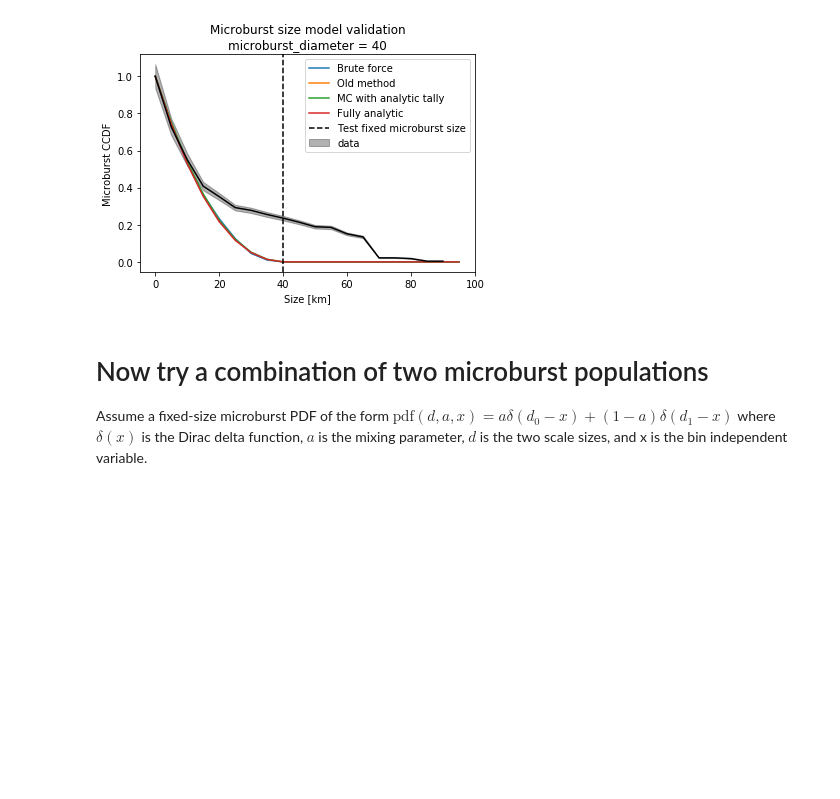
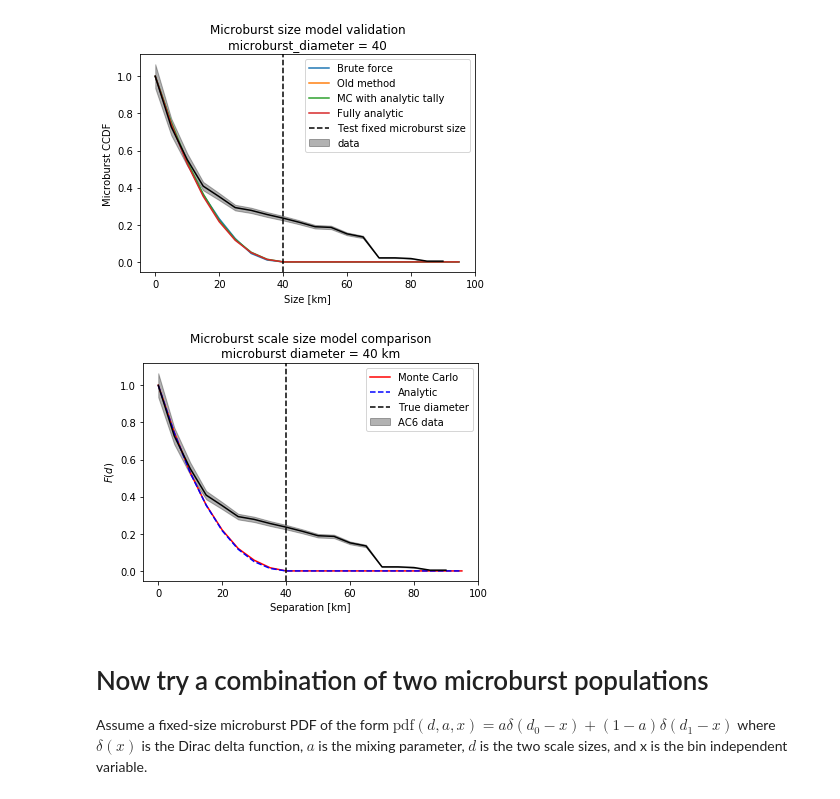
Before and after one commit to mshumko/ac6_microburst_scale_sizes, a Jupyter notebook: models/microburst_scale_size_model.ipynb, the cells around one changed output. Drawn from its saved outputs; the diff is of its cells as text; code cells hidden in the pictures; blank space fills up the shorter version.

Commit message:
Added more figures and started describing the model in the paper.

```diff
--- a/models/microburst_scale_size_model.ipynb
+++ b/models/microburst_scale_size_model.ipynb
@@ -320,6 +320,22 @@ plt.xlabel('Size [km]'); plt.ylabel('Microburst CCDF');
 #plt.savefig('compare_mc_models.png', dpi=300)
 # %% [output]
 [figure]
+# %%
+plt.plot(bins, mc_brute_vectorized, label='Monte Carlo', c='r')
+plt.plot(bins, cdf_analytic, label='Analytic', c='b', ls='--')
+plt.plot(cdf_data['Separation [km]'], cdf_data['CDF'], c='k', label='_nolegend_')
+plt.fill_between(cdf_data['Separation [km]'],
+                 cdf_data['CDF']-cdf_data['CDF_std'],
+                 cdf_data['CDF']+cdf_data['CDF_std'],
+                 color='k', alpha=0.3, label='AC6 data');
+plt.axvline(d, color='k', ls='--', label='True diameter');
+plt.legend(); plt.xlim(right=100);
+plt.title(f'Microburst scale size model comparison'
+          f'\nmicroburst diameter = {d} km');
+plt.xlabel('Separation [km]'); plt.ylabel(r'$F(d)$');
+plt.savefig('compare_mc_models.png', dpi=300)
+# %% [output]
+[figure, added]
 # %% [markdown]
 # Now try a combination of two microburst populations
 Assume a fixed-size microburst PDF of the form $\mathrm{pdf}(d, a, x) = a \delta(d_0 - x) + (1-a) \delta(d_1 - x)$ where $\delta(x)$ is the Dirac delta function, $a$ is the mixing parameter, $d$ is the two scale sizes, and x is the bin independent variable.
```
Also changed, not shown: parts of 5 cells of this notebook, 7 other files.
